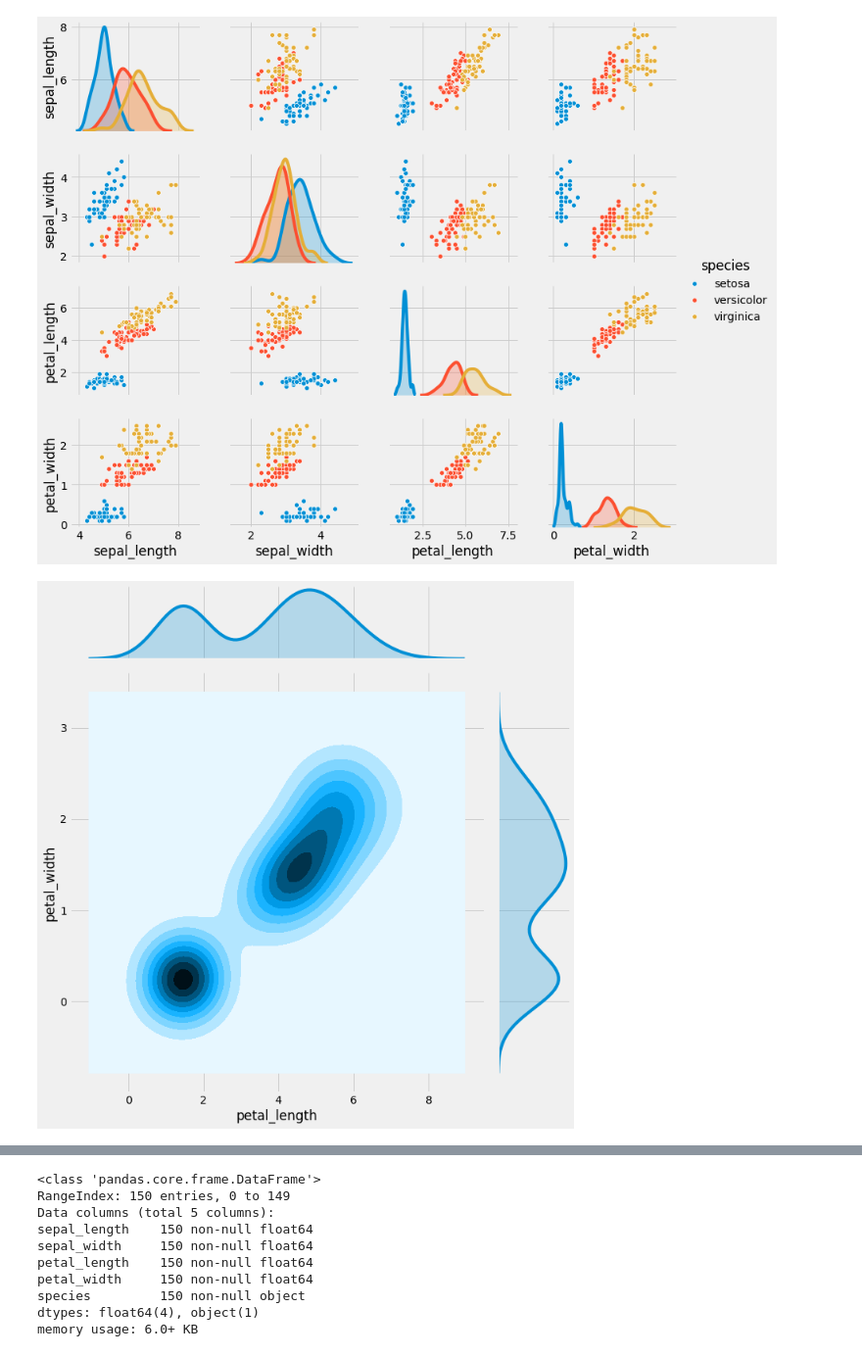
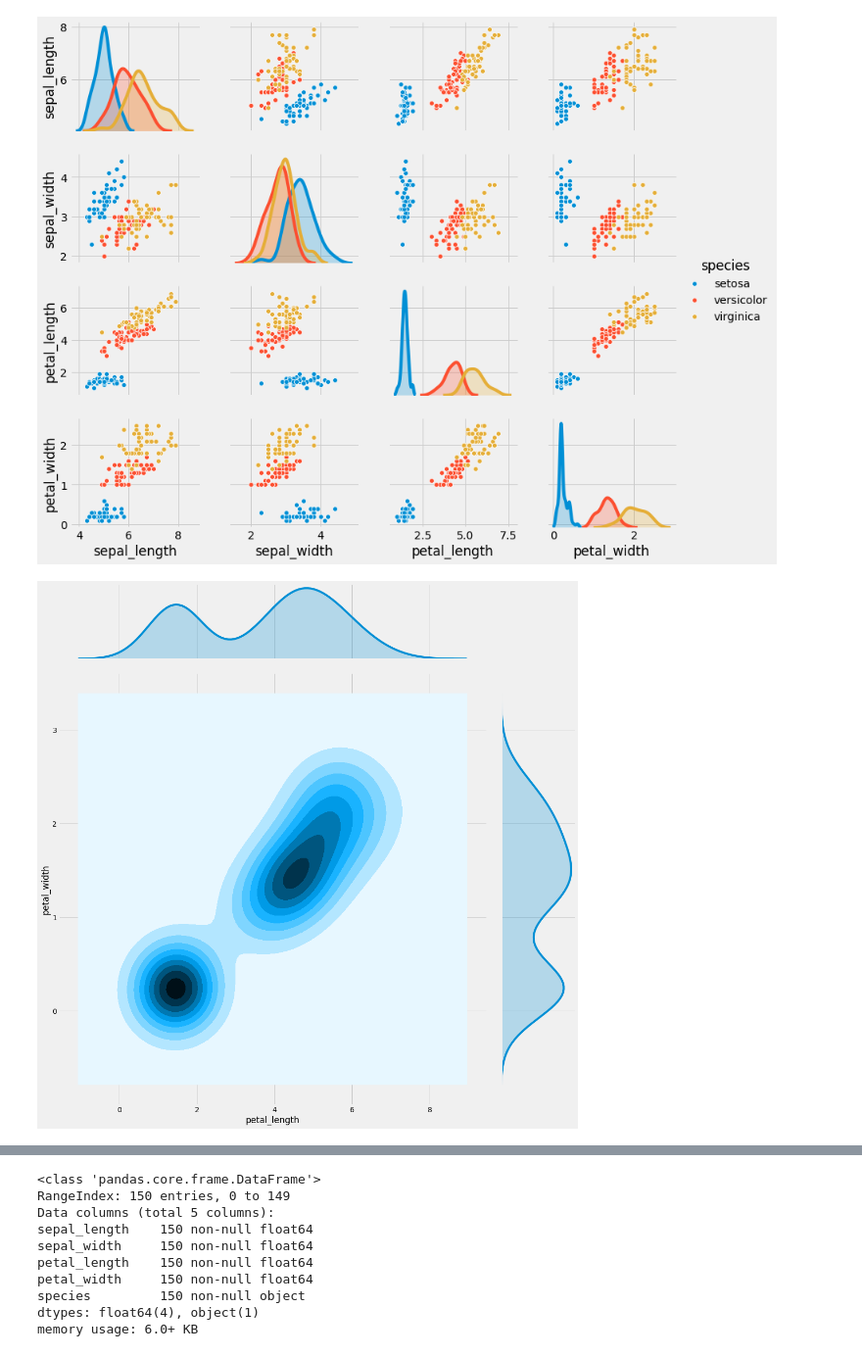
Before and after one commit to Ritayan-Dhara/Seaborn, a Jupyter notebook: Seaborn(Dist, kde, pair and joints plots)-2.ipynb, the cells around one changed output, grey strips where cells are left out. Shown at 98% size. Cells and saved outputs as stored; diff of their text form; code cells hidden in the pictures.

```diff
--- a/Seaborn(Dist, kde, pair and joints plots)-2.ipynb
+++ b/Seaborn(Dist, kde, pair and joints plots)-2.ipynb
@@ -24,9 +24,9 @@ sns.pairplot(iris,hue='species',aspect=1.2);
 [figure]
 # %%
 # Problem 3: Plot a joint plot showing relation between 'petal length' and 'petal width' with density estimates.
-sns.jointplot(x='petal_length',y='petal_width',hue='species',kind='kde',data=iris,height=10);
+sns.jointplot(x='petal_length',y='petal_width',hue='species',kind='kde',data=iris,height=15);
 # %% [output]
-[figure, old version]
+[figure, new version]
 # %%
 # Problem 4: Plot a pie chart of survived based on sex.
 titanic=sns.load_dataset('titanic')
```
Also changed, not shown: parts of 1 cell of this notebook.
